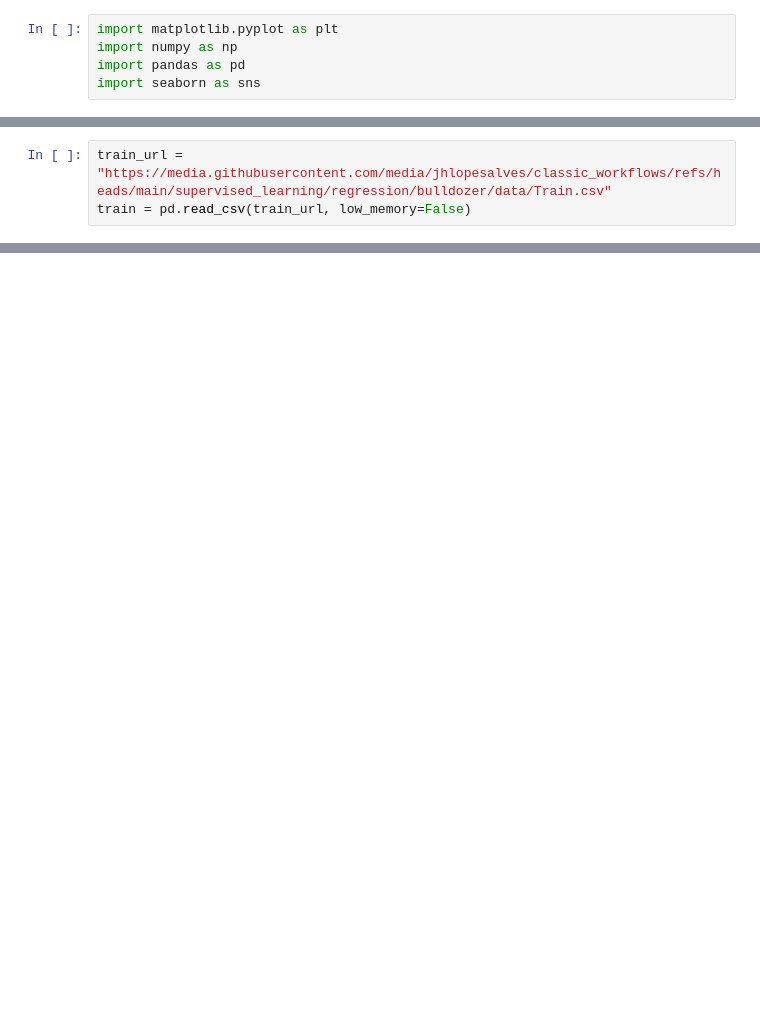
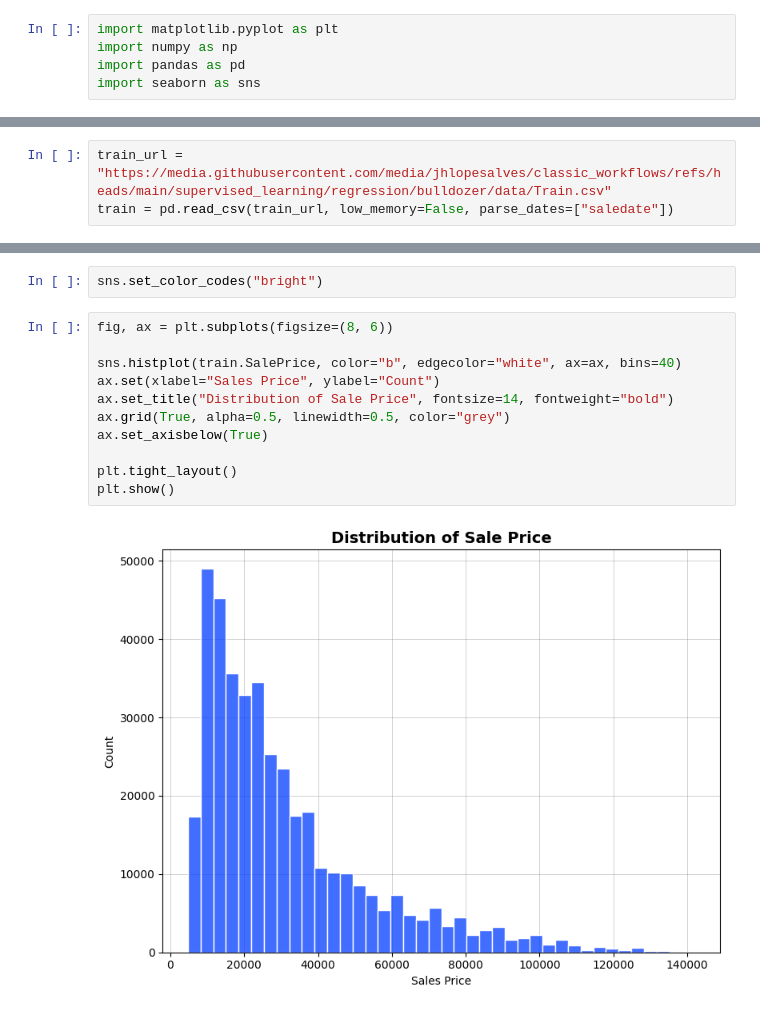
Before and after one commit to jhlopesalves/classic_workflows, a Jupyter notebook: supervised_learning/regression/bulldozer/bulldozer.ipynb, the cells around one changed output, grey strips where cells are left out. Saved outputs shown, nothing was run; the diff lists cells and outputs as text; blank space fills up the shorter version.

```diff
--- a/supervised_learning/regression/bulldozer/bulldozer.ipynb
+++ b/supervised_learning/regression/bulldozer/bulldozer.ipynb
@@ -129,3 +44,3 @@ import seaborn as sns
 # %%
 train_url = "https://media.githubusercontent.com/media/jhlopesalves/classic_workflows/refs/heads/main/supervised_learning/regression/bulldozer/data/Train.csv"
-train = pd.read_csv(train_url, low_memory=False)
+train = pd.read_csv(train_url, low_memory=False, parse_dates=["saledate"])
@@ -147,0 +110,15 @@ train
+# %%
+sns.set_color_codes("bright")
+# %%
+fig, ax = plt.subplots(figsize=(8, 6))
+
+sns.histplot(train.SalePrice, color="b", edgecolor="white", ax=ax, bins=40)
+ax.set(xlabel="Sales Price", ylabel="Count")
+ax.set_title("Distribution of Sale Price", fontsize=14, fontweight="bold")
+ax.grid(True, alpha=0.5, linewidth=0.5, color="grey")
+ax.set_axisbelow(True)
+
+plt.tight_layout()
+plt.show()
+# %% [output]
+[figure, added]
```
Also changed, not shown: parts of 21 cells of this notebook, 5 other files.
